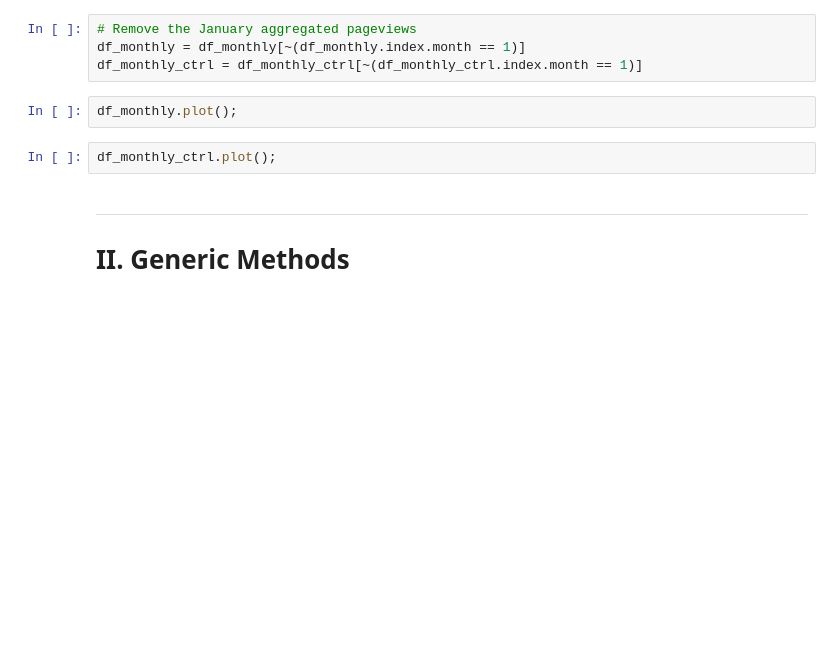
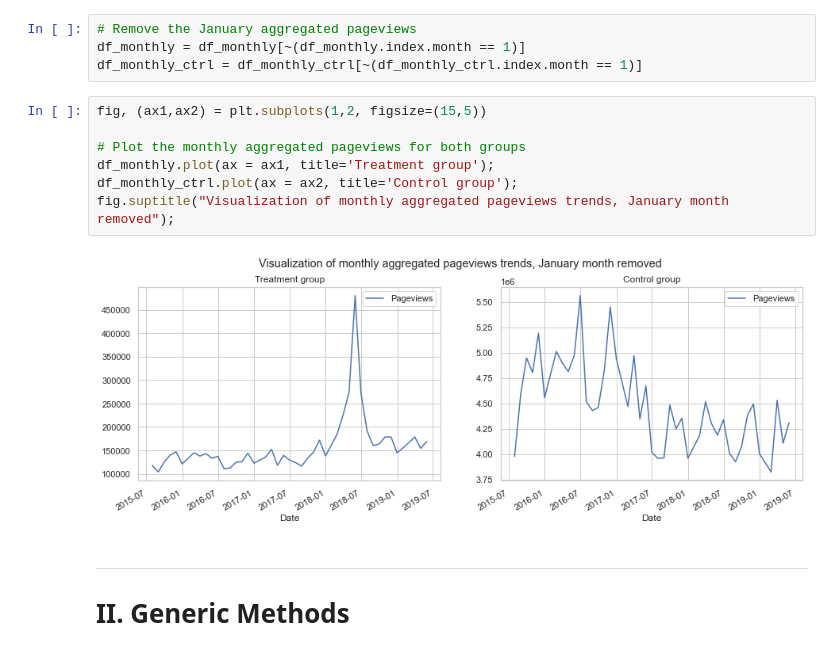
Before and after one commit to epfl-ada/ada-2020-project-milestone-p3-p3_studybuddy, a Jupyter notebook: MilestoneP3.ipynb, the cells around one changed output. Drawn from its saved outputs; the diff is of its cells as text; blank space fills up the shorter version.

```diff
--- a/MilestoneP3.ipynb
+++ b/MilestoneP3.ipynb
@@ -407,10 +502,15 @@ We remove the January monthly agrgegated pageviews as they have an important dro
 # Remove the January aggregated pageviews
 df_monthly = df_monthly[~(df_monthly.index.month == 1)]
 df_monthly_ctrl = df_monthly_ctrl[~(df_monthly_ctrl.index.month == 1)]
-# %%
-df_monthly.plot();
-# %%
-df_monthly_ctrl.plot();
+# %%
+fig, (ax1,ax2) = plt.subplots(1,2, figsize=(15,5))
+
+# Plot the monthly aggregated pageviews for both groups
+df_monthly.plot(ax = ax1, title='Treatment group');
+df_monthly_ctrl.plot(ax = ax2, title='Control group');
+fig.suptitle("Visualization of monthly aggregated pageviews trends, January month removed");
+# %% [output]
+[figure, added]
 # %% [markdown]
 ---
 # II. Generic Methods
```
Also changed, not shown: parts of 47 cells of this notebook, 9 other files.
